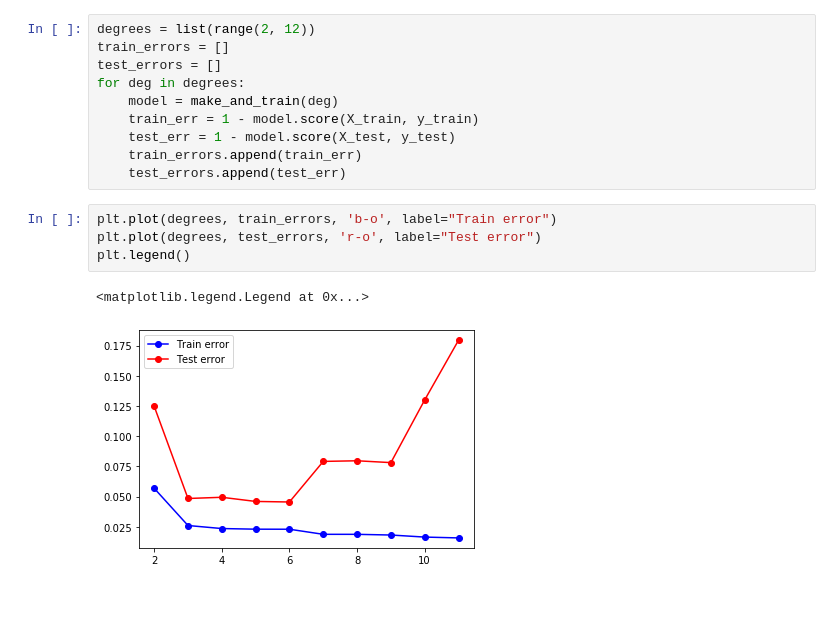
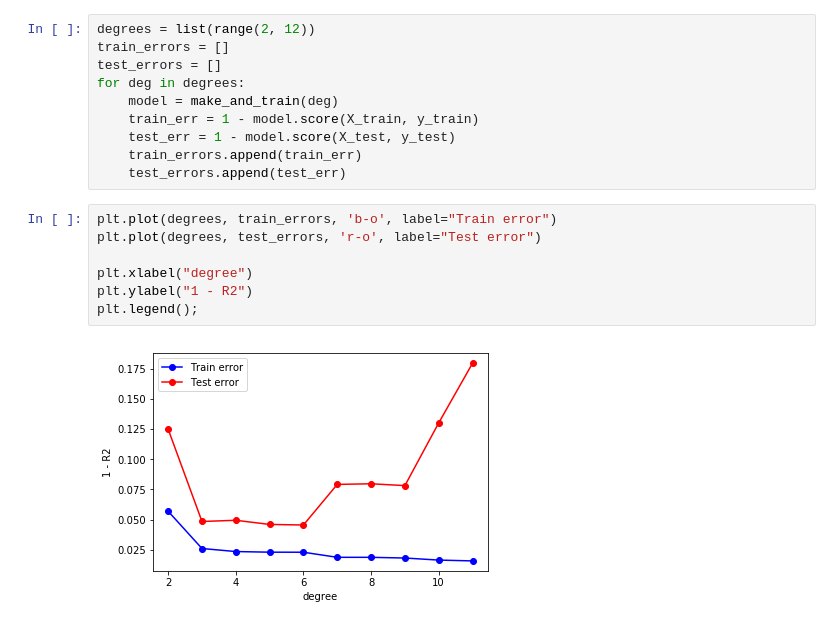
Before and after one commit to jvkersch/notebooks, a Jupyter notebook: BiasVariance.ipynb, the cells around one changed output. Saved outputs shown, nothing was run; the diff lists cells and outputs as text; blank space fills up the shorter version.

```diff
--- a/BiasVariance.ipynb
+++ b/BiasVariance.ipynb
@@ -80,7 +92,9 @@ for deg in degrees:
 # %%
 plt.plot(degrees, train_errors, 'b-o', label="Train error")
 plt.plot(degrees, test_errors, 'r-o', label="Test error")
-plt.legend()
+
+plt.xlabel("degree")
+plt.ylabel("1 - R2")
+plt.legend();
 # %% [output]
-<matplotlib.legend.Legend at 0x...>
-[figure, old version]
+[figure, new version]
```
Also changed, not shown: parts of 10 cells of this notebook.
